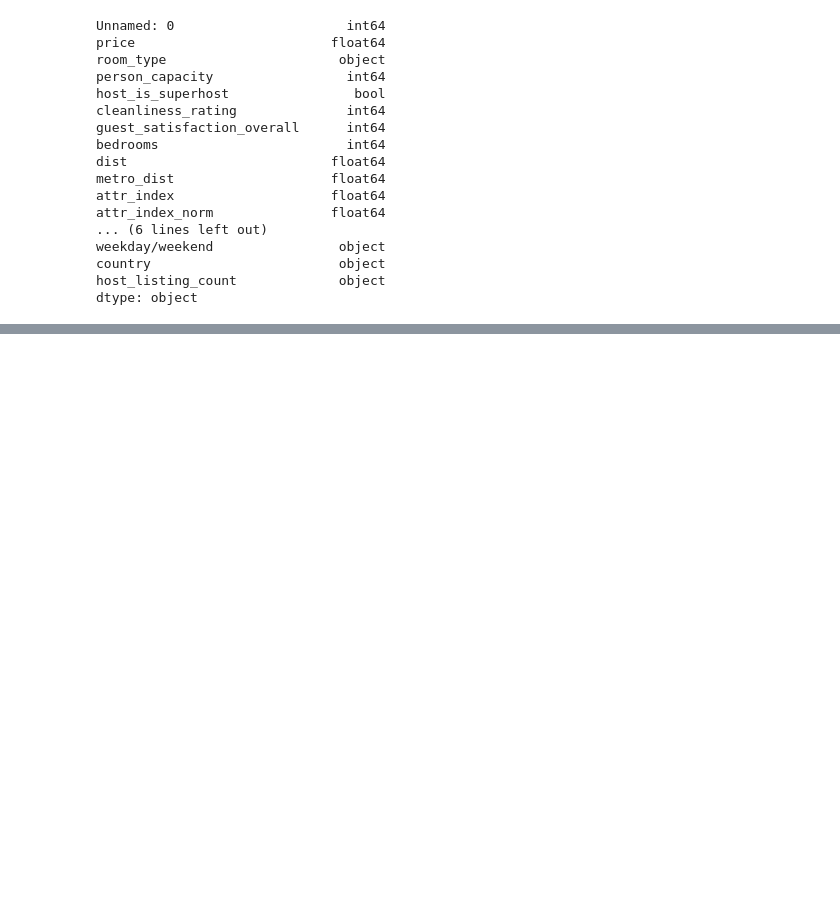
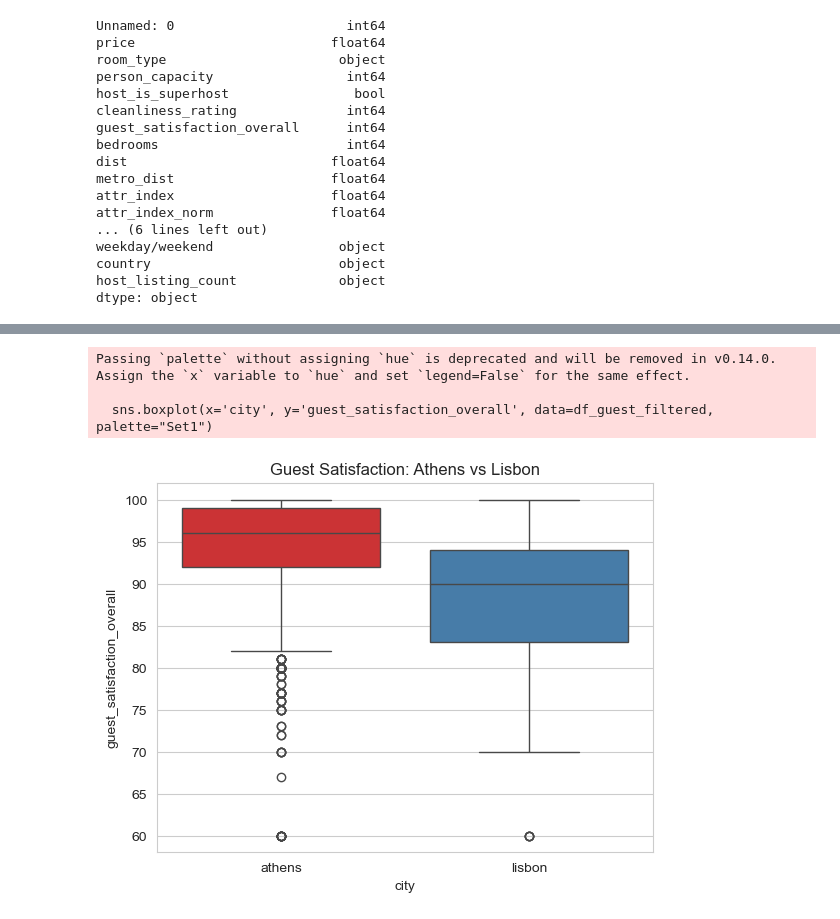
Before and after one commit to kellymegan/ASDA_2025_Group_2_Portfolio_, a Jupyter notebook: notebooks/week_04_group_2_notebook.ipynb, the cells around one changed output, grey strips where cells are left out. Drawn from its saved outputs; the diff is of its cells as text; code cells hidden in the pictures; blank space fills up the shorter version.

```diff
--- a/notebooks/week_04_group_2_notebook.ipynb
+++ b/notebooks/week_04_group_2_notebook.ipynb
@@ -751,0 +852,19 @@ plt.show()
+# %%
+# Guest satisfaction
+
+cities = ['athens', 'lisbon']
+df_sel = df_airbnb[df_airbnb['city'].isin(cities)]
+
+# Keep data between 1st and 99th percentile
+lower = df_sel['guest_satisfaction_overall'].quantile(0.01)
+upper = df_sel['guest_satisfaction_overall'].quantile(0.99)
+df_guest_filtered = df_sel[(df_sel['guest_satisfaction_overall'] >= lower) & (df_sel['price'] <= upper)]
+
+sns.boxplot(x='city', y='guest_satisfaction_overall', data=df_guest_filtered, palette="Set1")
+plt.title("Guest Satisfaction: Athens vs Lisbon")
+plt.show()
+# %% [output]
+Passing `palette` without assigning `hue` is deprecated and will be removed in v0.14.0. Assign the `x` variable to `hue` and set `legend=False` for the same effect.
+
+  sns.boxplot(x='city', y='guest_satisfaction_overall', data=df_guest_filtered, palette="Set1")
+[figure, added]
```
Also changed, not shown: parts of 29 cells of this notebook.
